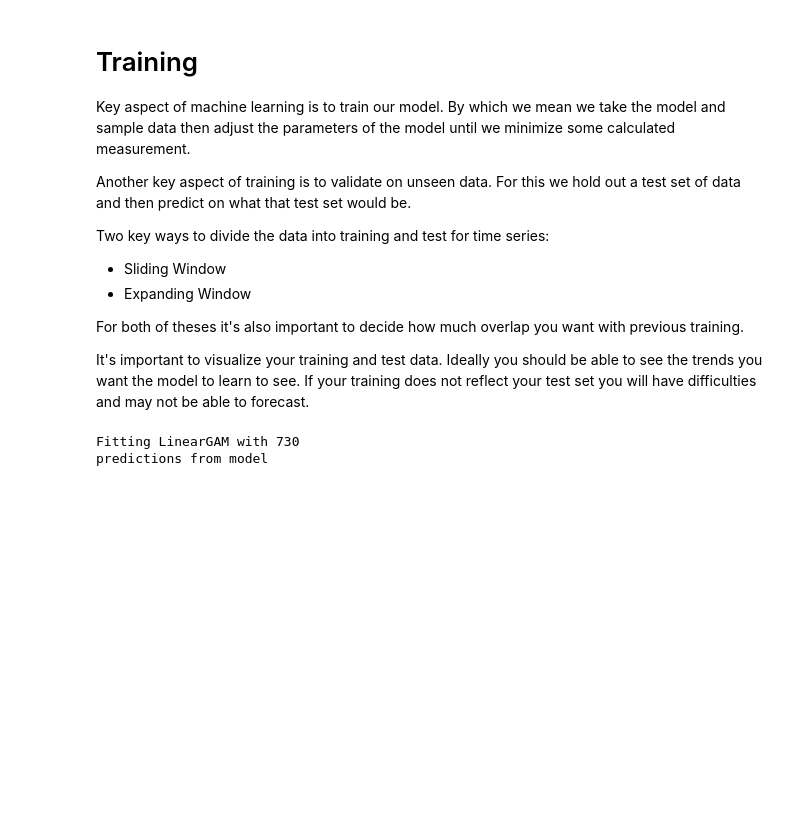
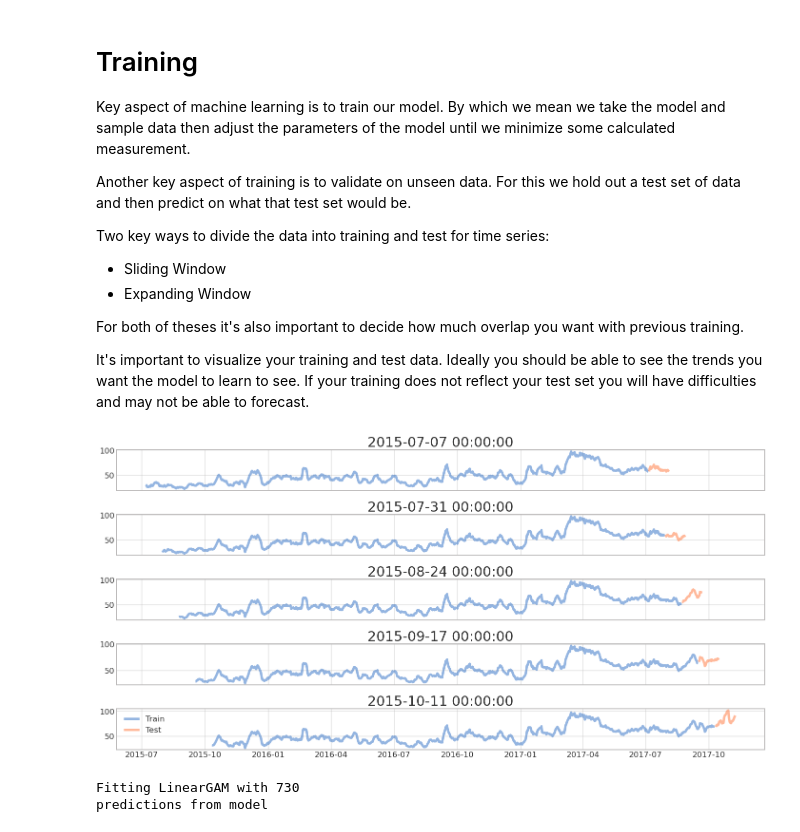
Before and after one commit to earthastronaut/the_crystal_ball, a Jupyter notebook: notebook/the_crystal_ball.ipynb, the cells around one changed output. Drawn from its saved outputs; the diff is of its cells as text; code cells hidden in the pictures; blank space fills up the shorter version.

```diff
--- a/notebook/the_crystal_ball.ipynb
+++ b/notebook/the_crystal_ball.ipynb
@@ -255,14 +259,16 @@ For both of theses it's also important to decide how much overlap you want with
 
 It's important to visualize your training and test data. Ideally you should be able to see the trends you want the model to learn to see. If your training does not reflect your test set you will have difficulties and may not be able to forecast.
 # %%
-# windows = the_crystal_ball.training.compute_sliding_windows_for_data(
-#     df_features,
-#     training_size=365*2, # N days
-#     test_size=30, # N days
-# )
+windows = the_crystal_ball.training.compute_sliding_windows_for_data(
+    df_features,
+    training_size=365*2, # N days
+    test_size=30, # N days
+)
 
-# the_crystal_ball.visualization.figure_test_train_splits(df_features, windows)
-# None
+the_crystal_ball.visualization.figure_test_train_splits(df_features, windows)
+None
+# %% [output]
+[figure, added]
 # %%
 training_results = the_crystal_ball.training.train_model(
     model,
```
Also changed, not shown: parts of 12 cells of this notebook, 3 other files.
